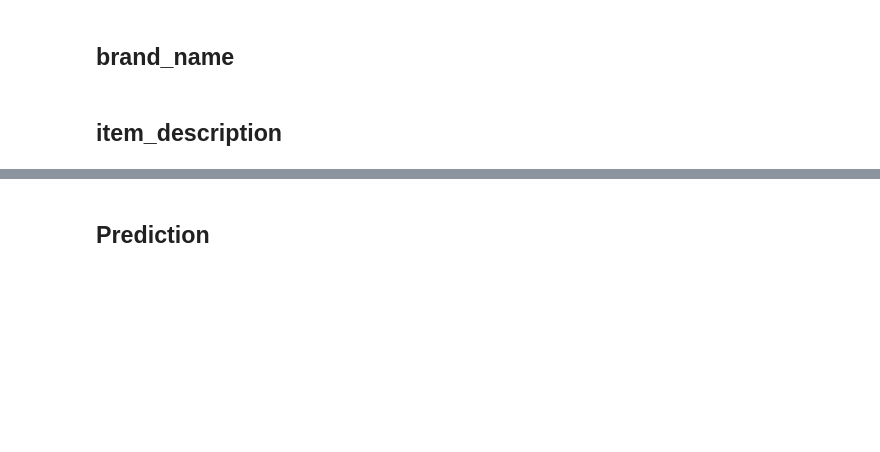
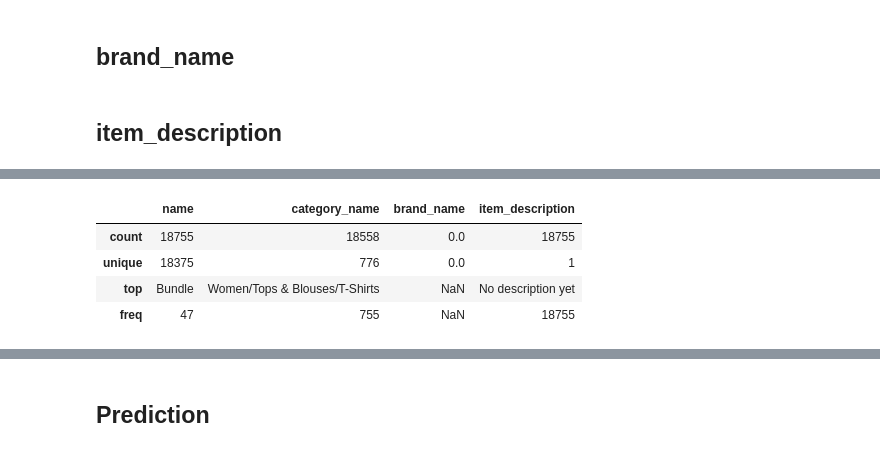
Before and after one commit to divayjindal95/DataScience, a Jupyter notebook: MercariPrize/scripts/eda_level1.ipynb, the cells around one changed output, grey strips where cells are left out. Saved outputs shown, nothing was run; the diff lists cells and outputs as text; code cells hidden in the pictures; blank space fills up the shorter version.

```diff
--- a/MercariPrize/scripts/eda_level1.ipynb
+++ b/MercariPrize/scripts/eda_level1.ipynb
@@ -151,10 +216,6 @@ data['mean_shipping']=map(lambda x:sp_rv_dict[x],data.shipping)
 data['len_name']=list(map(lambda x : len(x),data.name))
 # %%
 data.len_name.mean()
-# %%
-name_rv=data[['name','price']].groupby(['name']).describe()
-name_rv_dict = dict(zip(name_rv['log_price']['mean'].index,name_rv['log_price']['mean']))
-data['mean_name']=map(lambda x:name_rv_dict[x],data.name)
 # %%
 plot(xrange(len(data[['len_name','price']].groupby(['len_name']).count().price)),data[['len_name','price']].groupby(['len_name']).count().price)
 # %%
@@ -173,8 +234,14 @@ len(data.brand_name.unique())
 data[data.brand_name.isnull()==True].describe(include=['O'])
 # %%
 data[data.brand_name.isnull()==True].describe()
+# %%
+data.brand_name= data.brand_name.fillna('NotPresent')
+# %%
+brand_name_rv=data[['brand_name','log_price']].groupby(['brand_name']).describe()
+brand_name_rv_dict = dict(zip(brand_name_rv['log_price']['mean'].index,brand_name_rv['log_price']['mean']))
+data['mean_brand_name']=map(lambda x:brand_name_rv_dict[x],data.brand_name)
 # %% [markdown]
 ##  item_description
 # %%
-data.item_description=data.item_description.fillna('No Description')
+data.item_description=data.item_description.fillna('No description yet')
 # %%
@@ -182,0 +257,8 @@ data.price[1]
+# %%
+data[(data.item_description=='No description yet') & (data.brand_name.isnull()==True)].describe(include=['O'])
+# %% [output]
+|  | name | category_name | brand_name | item_description |
+| count | 18755 | 18558 | 0.0 | 18755 |
+| unique | 18375 | 776 | 0.0 | 1 |
+| top | Bundle | Women/Tops & Blouses/T-Shirts | NaN | No description yet |
+| freq | 47 | 755 | NaN | 18755 |
```
Also changed, not shown: parts of 35 cells of this notebook.
